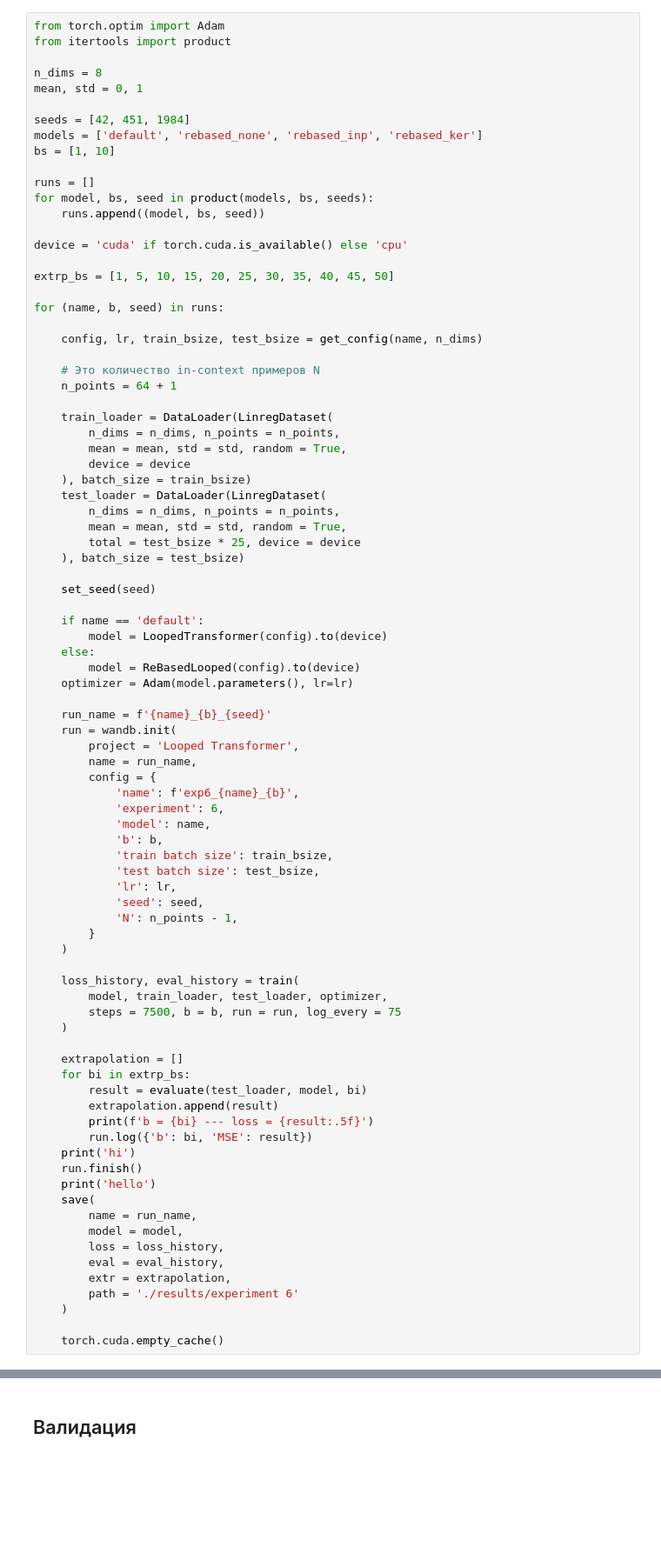
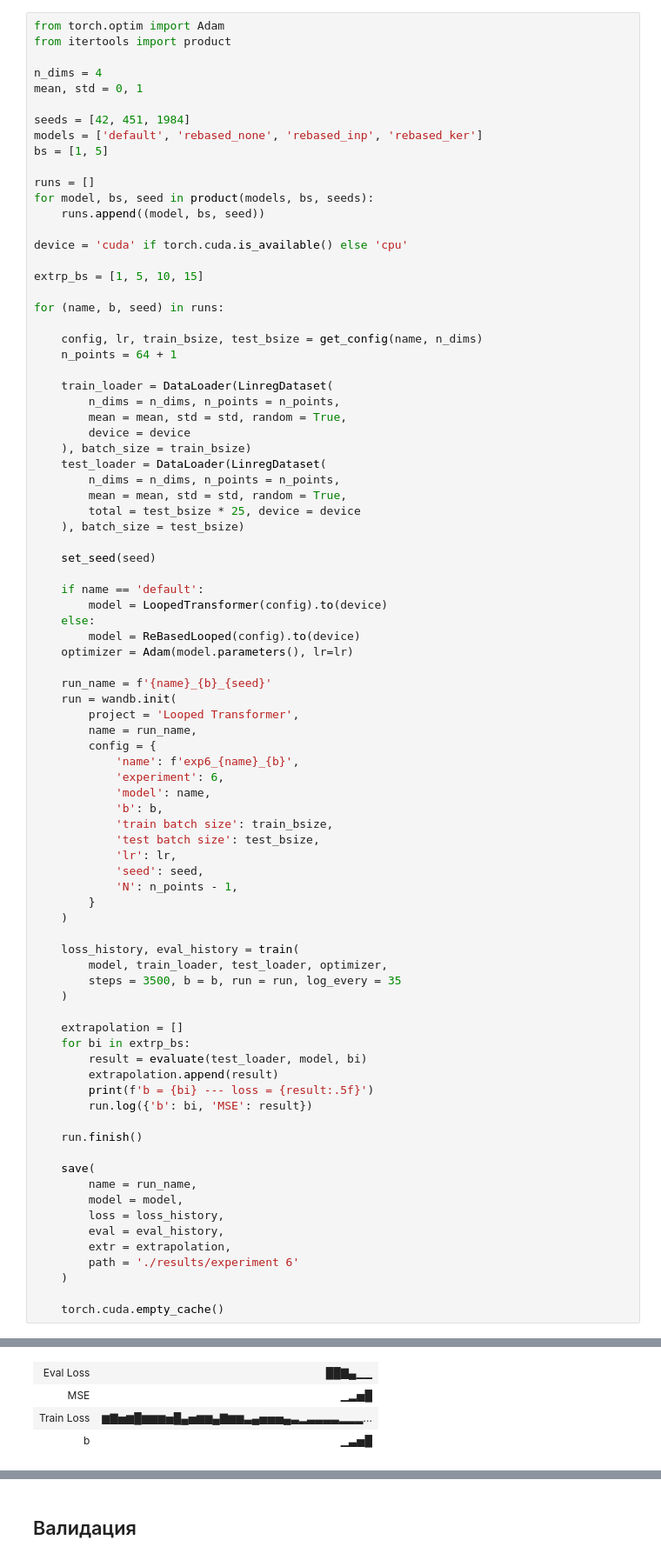
Before and after one commit to DaniilLaptev/TBankFoundations, a Jupyter notebook: experiment 6 - rebased.ipynb, the cells around one changed output, grey strips where cells are left out. Shown at 87% size. Cells and saved outputs as stored; diff of their text form; blank space fills up the shorter version.

```diff
--- a/experiment 6 - rebased.ipynb
+++ b/experiment 6 - rebased.ipynb
@@ -63,12 +181,12 @@ def get_config(name, n_dims):
 from torch.optim import Adam
 from itertools import product
 
-n_dims = 8
+n_dims = 4
 mean, std = 0, 1
 
 seeds = [42, 451, 1984]
 models = ['default', 'rebased_none', 'rebased_inp', 'rebased_ker']
-bs = [1, 10]
+bs = [1, 5]
 
 runs = []
 for model, bs, seed in product(models, bs, seeds):
@@ -76,13 +194,11 @@ for model, bs, seed in product(models, bs, seeds):
 
 device = 'cuda' if torch.cuda.is_available() else 'cpu'
 
-extrp_bs = [1, 5, 10, 15, 20, 25, 30, 35, 40, 45, 50]
+extrp_bs = [1, 5, 10, 15]
 
 for (name, b, seed) in runs:
 
     config, lr, train_bsize, test_bsize = get_config(name, n_dims)
-
-    # Это количество in-context примеров N
     n_points = 64 + 1
 
     train_loader = DataLoader(LinregDataset(
@@ -123,7 +239,7 @@ for (name, b, seed) in runs:
 
     loss_history, eval_history = train(
         model, train_loader, test_loader, optimizer,
-        steps = 7500, b = b, run = run, log_every = 75
+        steps = 3500, b = b, run = run, log_every = 35
     )
 
     extrapolation = []
@@ -132,9 +248,9 @@ for (name, b, seed) in runs:
         extrapolation.append(result)
         print(f'b = {bi} --- loss = {result:.5f}')
         run.log({'b': bi, 'MSE': result})
-    print('hi')
+
     run.finish()
-    print('hello')
+
     save(
         name = run_name,
         model = model,
@@ -145,3 +261,4 @@ for (name, b, seed) in runs:
     )
 
     torch.cuda.empty_cache()
+# %% [output]
@@ -147,0 +278,4 @@ for (name, b, seed) in runs:
+| Eval Loss | ██▇▄▁▁ |
+| MSE | ▁▂▅█ |
+| Train Loss | ▆▇▅▆█▆▆▆▅█▄▅▆▆▄▇▆▆▃▄▅▅▅▄▃▂▃▃▃▃▂▂▂... |
+| b | ▁▃▅█ |
```
Also changed, not shown: parts of 13 cells of this notebook, 27 other files.
